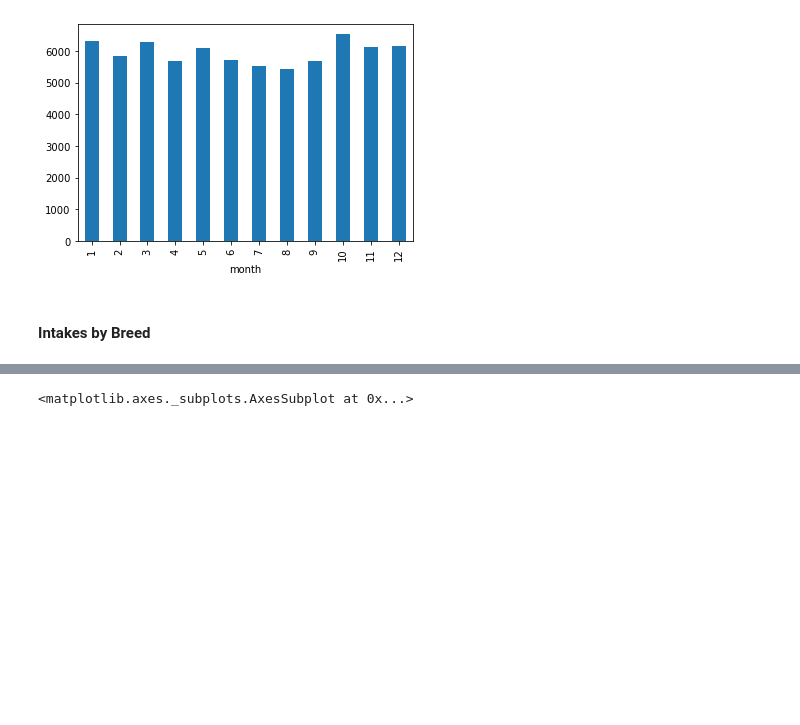
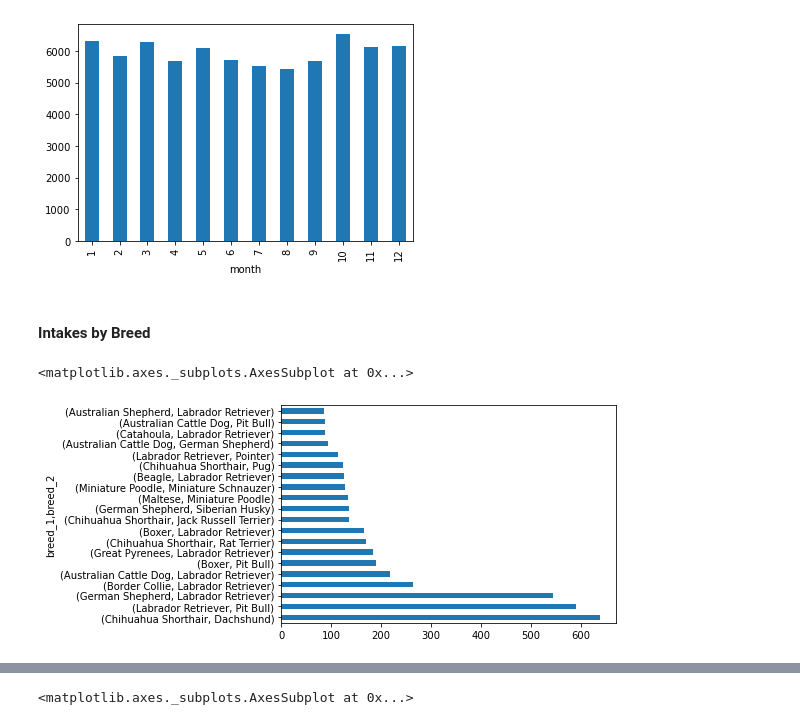
Before and after one commit to lordfrahnk/austin_shelter, a Jupyter notebook: notebooks/5 - Dogs Intakes EDA.ipynb, the cells around one changed output, grey strips where cells are left out. Cells and saved outputs as stored; diff of their text form; code cells hidden in the pictures; blank space fills up the shorter version.

Commit message:
restarted EDA with cleaned breeds

```diff
--- a/notebooks/5 - Dogs Intakes EDA.ipynb
+++ b/notebooks/5 - Dogs Intakes EDA.ipynb
@@ -27,7 +47,10 @@ dogs.groupby('year')['animal_id'].count().plot(kind='bar');
 dogs.groupby('month')['animal_id'].count().plot(kind='bar');
 # %% [output]
 [figure]
-# %%
-dogs.set_index('datetime').sort_index()
 # %% [markdown]
 #### Intakes by Breed
+# %%
+dogs.groupby(['breed_1', 'breed_2'])['animal_id'].count().sort_values(ascending=False).head(20).plot(kind='barh')
+# %% [output]
+<matplotlib.axes._subplots.AxesSubplot at 0x...>
+[figure, added]
```
Also changed, not shown: parts of 10 cells of this notebook.
